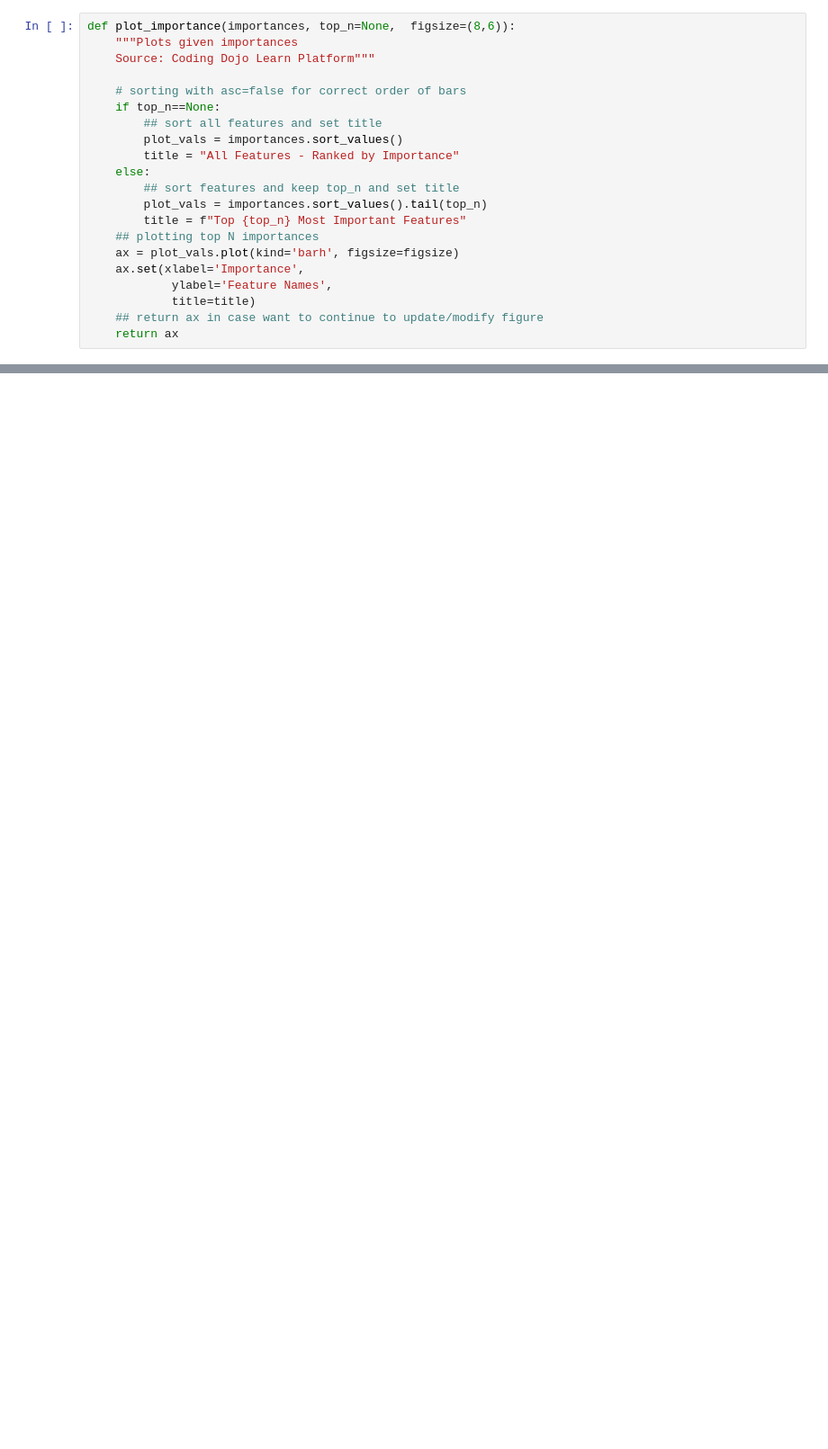
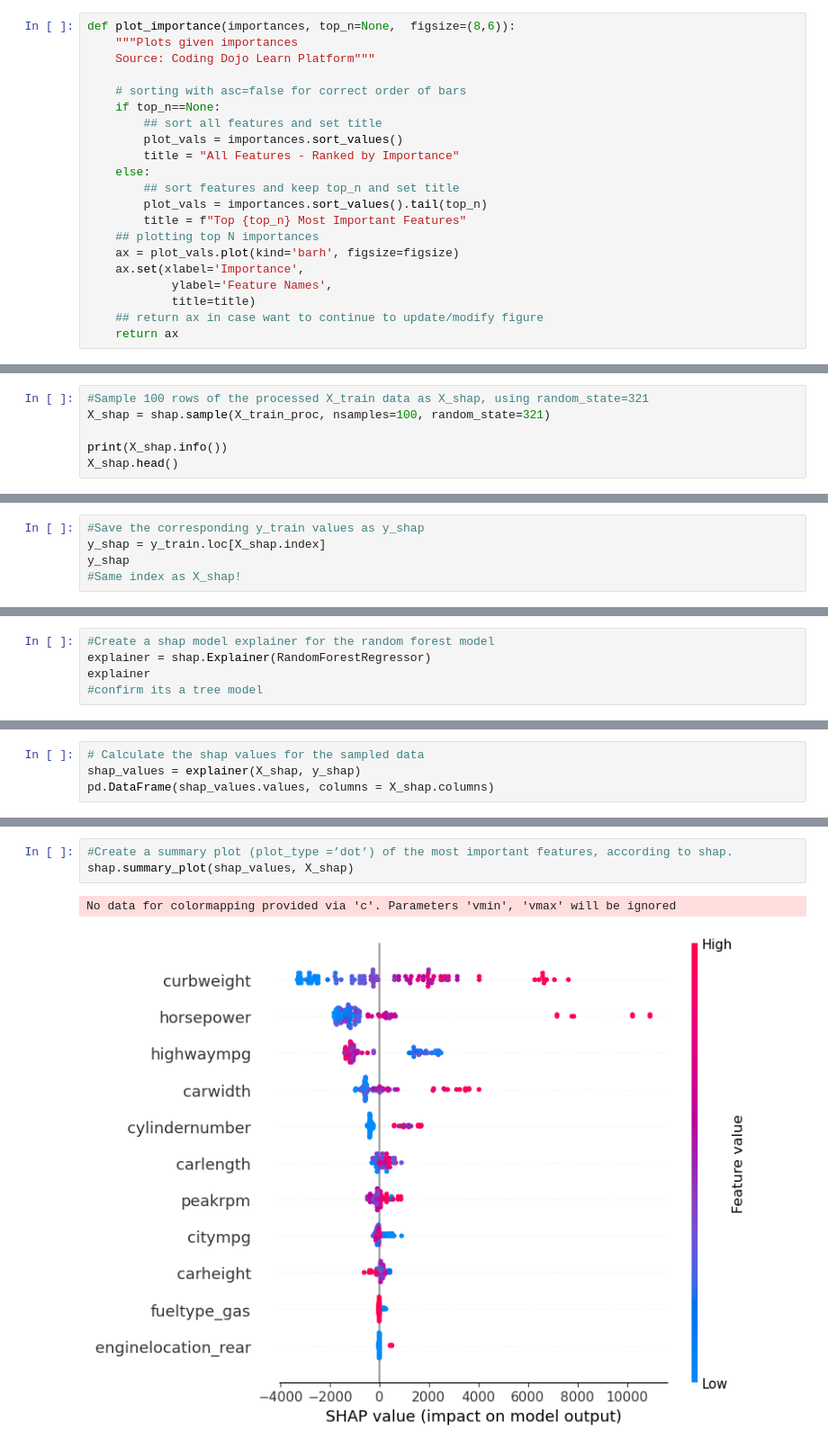
Before and after one commit to hawkeyedatatsai/Chicago-Crime-Data, a Jupyter notebook: Data Visualization MockExam.ipynb, the cells around one changed output, grey strips where cells are left out. Shown at 90% size. Drawn from its saved outputs; the diff is of its cells as text; blank space fills up the shorter version.

```diff
--- a/Data Visualization MockExam.ipynb
+++ b/Data Visualization MockExam.ipynb
@@ -144,0 +301,6 @@ def plot_importance(importances, top_n=None,  figsize=(8,6)):
+# %%
+#Sample 100 rows of the processed X_train data as X_shap, using random_state=321
+X_shap = shap.sample(X_train_proc, nsamples=100, random_state=321)
+
+print(X_shap.info())
+X_shap.head()
@@ -144,0 +333,5 @@ def plot_importance(importances, top_n=None,  figsize=(8,6)):
+# %%
+#Save the corresponding y_train values as y_shap
+y_shap = y_train.loc[X_shap.index]
+y_shap
+#Same index as X_shap!
@@ -144,0 +351,5 @@ def plot_importance(importances, top_n=None,  figsize=(8,6)):
+# %%
+#Create a shap model explainer for the random forest model
+explainer = shap.Explainer(RandomForestRegressor)
+explainer
+#confirm its a tree model
@@ -144,0 +358,4 @@ def plot_importance(importances, top_n=None,  figsize=(8,6)):
+# %%
+# Calculate the shap values for the sampled data
+shap_values = explainer(X_shap, y_shap)
+pd.DataFrame(shap_values.values, columns = X_shap.columns)
@@ -144,0 +376,6 @@ def plot_importance(importances, top_n=None,  figsize=(8,6)):
+# %%
+#Create a summary plot (plot_type =’dot’) of the most important features, according to shap.
+shap.summary_plot(shap_values, X_shap)
+# %% [output]
+No data for colormapping provided via 'c'. Parameters 'vmin', 'vmax' will be ignored
+[figure, added]
```
Also changed, not shown: parts of 27 cells of this notebook, 4 other files.
